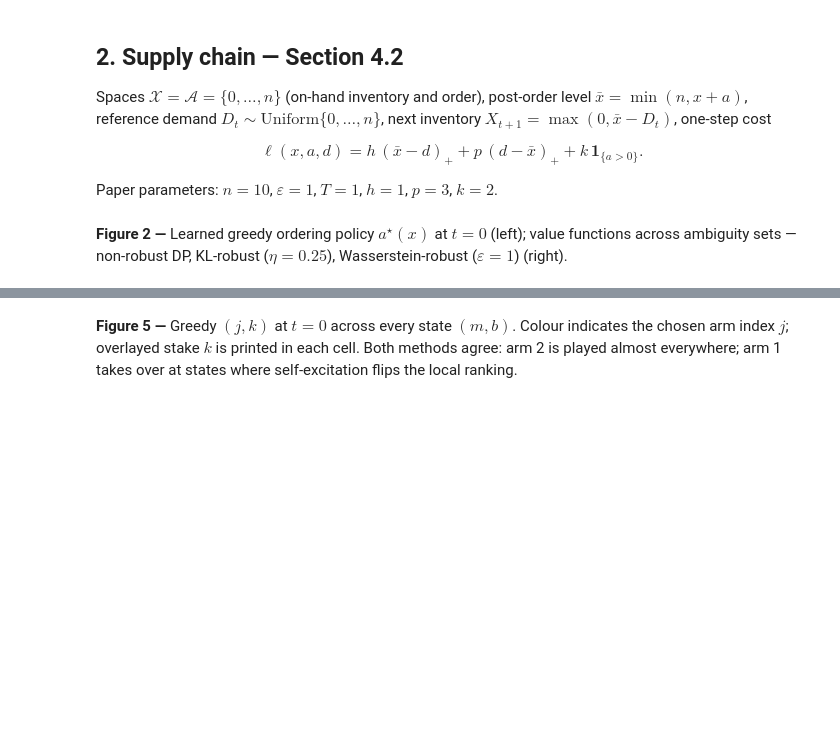
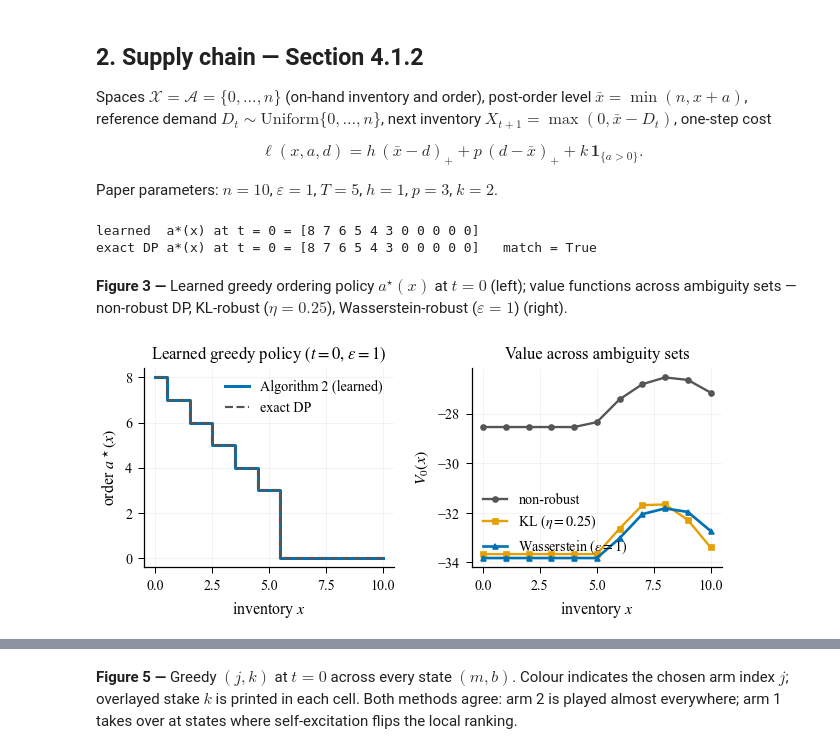
Before and after one commit to YadhHafsi/Policy-Gradient-Learning-for-Distributionally-Robust-Optimization, a Jupyter notebook: experiments.ipynb, the cells around one changed output, grey strips where cells are left out. Drawn from its saved outputs; the diff is of its cells as text; code cells hidden in the pictures; blank space fills up the shorter version.

```diff
--- a/experiments.ipynb
+++ b/experiments.ipynb
@@ -180,13 +203,13 @@ for p0 in [0.5, 0.6]:
 # %% [markdown]
-## 2. Supply chain &mdash; Section&nbsp;4.2
+## 2. Supply chain &mdash; Section&nbsp;4.1.2
 
 Spaces $\mathcal X=\mathcal A=\{0,\dots,n\}$ (on-hand inventory and order), post-order level $\bar x=\min(n,x+a)$, reference demand $D_t\sim\mathrm{Uniform}\{0,\dots,n\}$, next inventory $X_{t+1}=\max(0,\bar x-D_t)$, one-step cost
 
 $$\ell(x,a,d)=h\,(\bar x-d)_+ + p\,(d-\bar x)_+ + k\,\mathbf 1_{\{a>0\}}.$$
 
-Paper parameters: $n=10$, $\varepsilon=1$, $T=1$, $h=1$, $p=3$, $k=2$.
+Paper parameters: $n=10$, $\varepsilon=1$, $T=5$, $h=1$, $p=3$, $k=2$.
 # %%
-sup_spec = supply_chain.SupplyChainSpec(n=10, T=1, h=1.0, p=3.0, k=2.0)
+sup_spec = supply_chain.SupplyChainSpec(n=10, T=5, h=1.0, p=3.0, k=2.0)
 P0s, rs, ts, cs, mu0s = supply_chain.build(sup_spec)
 
 V_wass, _, pi_wass = exact_dp.solve_robust_dp(
@@ -204,8 +227,11 @@ pi_l = actor_critic.greedy_actions(theta_s)
 print(f'learned  a*(x) at t = 0 = {pi_l[0]}')
 print(f'exact DP a*(x) at t = 0 = {pi_wass[0]}   match = '
       f'{np.array_equal(pi_l[0], pi_wass[0])}')
+# %% [output]
+learned  a*(x) at t = 0 = [8 7 6 5 4 3 0 0 0 0 0]
+exact DP a*(x) at t = 0 = [8 7 6 5 4 3 0 0 0 0 0]   match = True
 # %% [markdown]
-**Figure&nbsp;2 &mdash;** Learned greedy ordering policy $a^\star(x)$ at $t=0$ (left); value functions across ambiguity sets &mdash; non-robust DP, KL-robust ($\eta=0.25$), Wasserstein-robust ($\varepsilon=1$) (right).
+**Figure&nbsp;3 &mdash;** Learned greedy ordering policy $a^\star(x)$ at $t=0$ (left); value functions across ambiguity sets &mdash; non-robust DP, KL-robust ($\eta=0.25$), Wasserstein-robust ($\varepsilon=1$) (right).
 # %%
 states_s = np.arange(sup_spec.n + 1)
 
@@ -213,7 +239,7 @@ fig, axes = plotting.new_fig(width_frac=1.0, columns=2, height=2.6)
 
 axes[0].step(states_s, pi_l[0], where='mid',
              color=plotting.PALETTE['blue'], linewidth=1.8,
-             label='Algorithm\u202f1 (learned)')
+             label='Algorithm\u202f2 (learned)')
 axes[0].step(states_s, pi_wass[0], where='mid',
              color=plotting.PALETTE['grey'], linewidth=1.3, linestyle='--',
              label='exact DP')
@@ -234,34 +260,36 @@ fig.tight_layout()
 plotting.savefig(fig, os.path.join(FIG, 'supply_panel'))
 plt.show()
 
 # Standalone versions matching the paper filenames.
 fig, ax = plotting.new_fig(width_frac=0.5, aspect=0.72)
 ax.step(states_s, pi_l[0],    where='mid',
         color=plotting.PALETTE['blue'], linewidth=1.8,
-        label='Algorithm\u202f1 (learned)')
+        label='Algorithm\u202f2 (learned)')
 ax.step(states_s, pi_wass[0], where='mid',
         color=plotting.PALETTE['grey'], linewidth=1.3, linestyle='--',
         label='exact DP')
 ax.set_xlabel(r'inventory $x$');  ax.set_ylabel(r'order $a^\star(x)$')
 ax.set_title(r'Learned greedy policy ($t=0$, $\varepsilon=1$)')
 ax.legend(loc='upper right')
 fig.tight_layout()
 plotting.savefig(fig, os.path.join(FIG, 'supply_learned_eps1.0'))
 plt.close(fig)
 
 fig, ax = plotting.new_fig(width_frac=0.55, aspect=0.75)
 ax.plot(states_s, V_nom[0],  color=plotting.PALETTE['grey'],
         marker='o', ms=3, linewidth=1.4, label='non-robust')
 ax.plot(states_s, V_kl[0],   color=plotting.PALETTE['orange'],
         marker='s', ms=3, linewidth=1.4, label=r'KL ($\eta=0.25$)')
 ax.plot(states_s, V_wass[0], color=plotting.PALETTE['blue'],
         marker='^', ms=3, linewidth=1.6, label=r'Wasserstein ($\varepsilon=1$)')
 ax.set_xlabel(r'inventory $x$');  ax.set_ylabel(r'$V_0(x)$')
 ax.set_title('Value comparison across ambiguity sets')
 ax.legend(loc='lower left')
 fig.tight_layout()
 plotting.savefig(fig, os.path.join(FIG, 'supply_cost_comparison'))
 plt.close(fig)
+# %% [output]
+[figure, added]
 # %%
 fig, ax = plotting.new_fig(width_frac=0.6, aspect=0.65)
 plotting.learning_curve(ax, hist_s,
```
Also changed, not shown: parts of 23 cells of this notebook, 20 other files.
